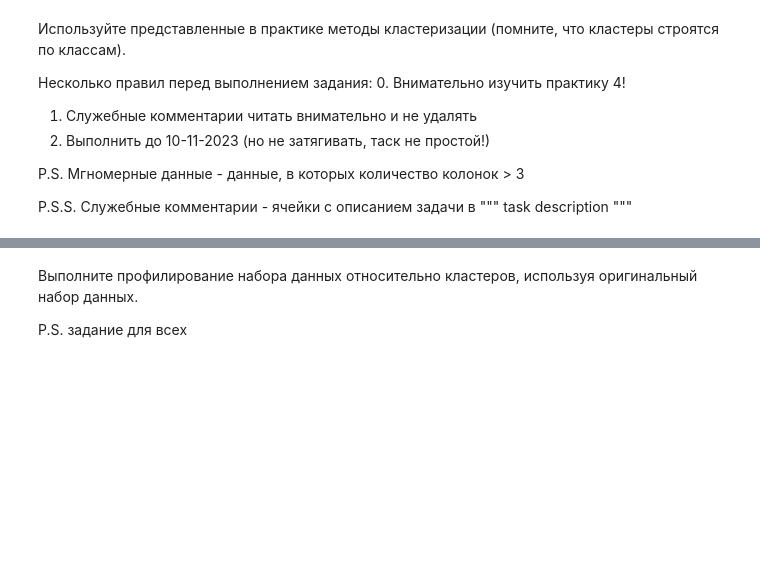
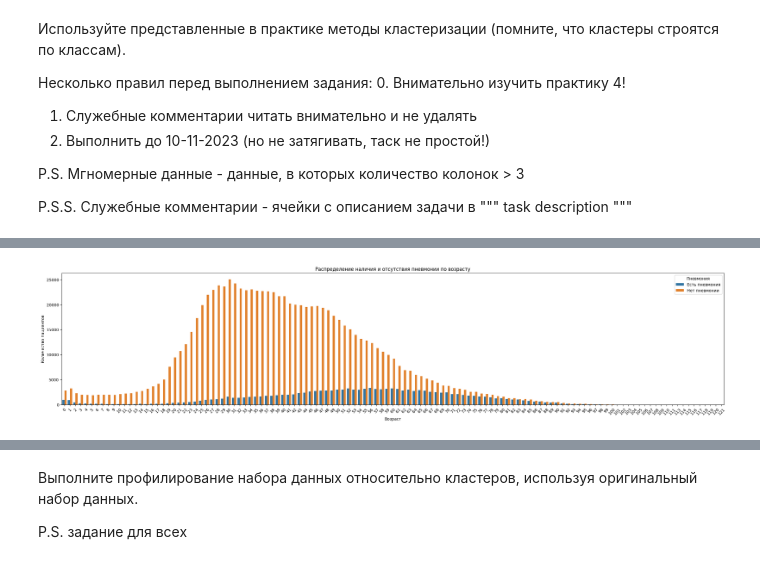
Before and after one commit to h8erqqq/ML, a Jupyter notebook: lab4/Задание_4.ipynb, the cells around one changed output, grey strips where cells are left out. Drawn from its saved outputs; the diff is of its cells as text; code cells hidden in the pictures; blank space fills up the shorter version.

```diff
--- a/lab4/Задание_4.ipynb
+++ b/lab4/Задание_4.ipynb
@@ -33,3 +102,21 @@ P.S.S. Служебные комментарии - ячейки с описан
+# %%
+import seaborn as sns
+import matplotlib.pyplot as plt
+
+# Создайте новый столбец 'PNEUMONIA_LABEL' для легенды
+df['PNEUMONIA_LABEL'] = df['PNEUMONIA'].map({1.0: 'Есть пневмония', 2.0: 'Нет пневмонии'})
+
+# Создание бар-графика
+plt.figure(figsize=(30, 6))
+sns.countplot(x='AGE', hue='PNEUMONIA_LABEL', data=df)
+plt.xlabel('Возраст')
+plt.ylabel('Количество пациентов')
+plt.title('Распределение наличия и отсутствия пневмонии по возрасту')
+plt.legend(title='Пневмония', loc='upper right')
+plt.xticks(rotation=45)
+plt.show()
+# %% [output]
+[figure, added]
 # %%
 """
 Здесь k-means и метрики. Используйте несколько вариантов метрик (из практики), для поиска оптимального числа кластеров.
```
Also changed, not shown: parts of 7 cells of this notebook.
